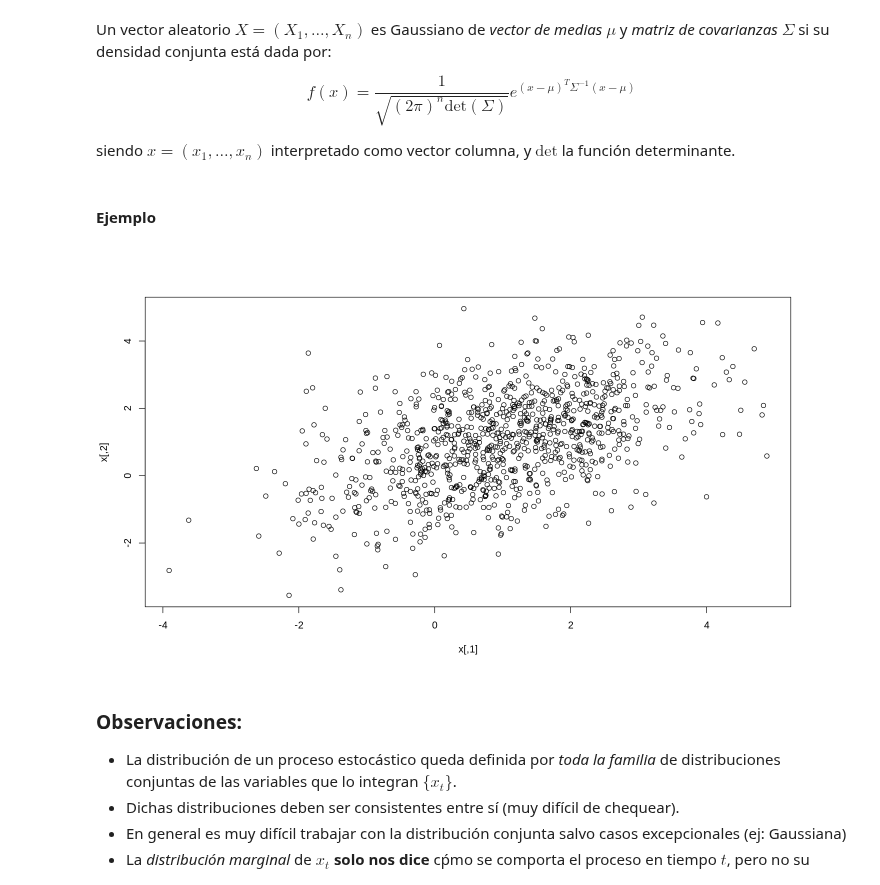
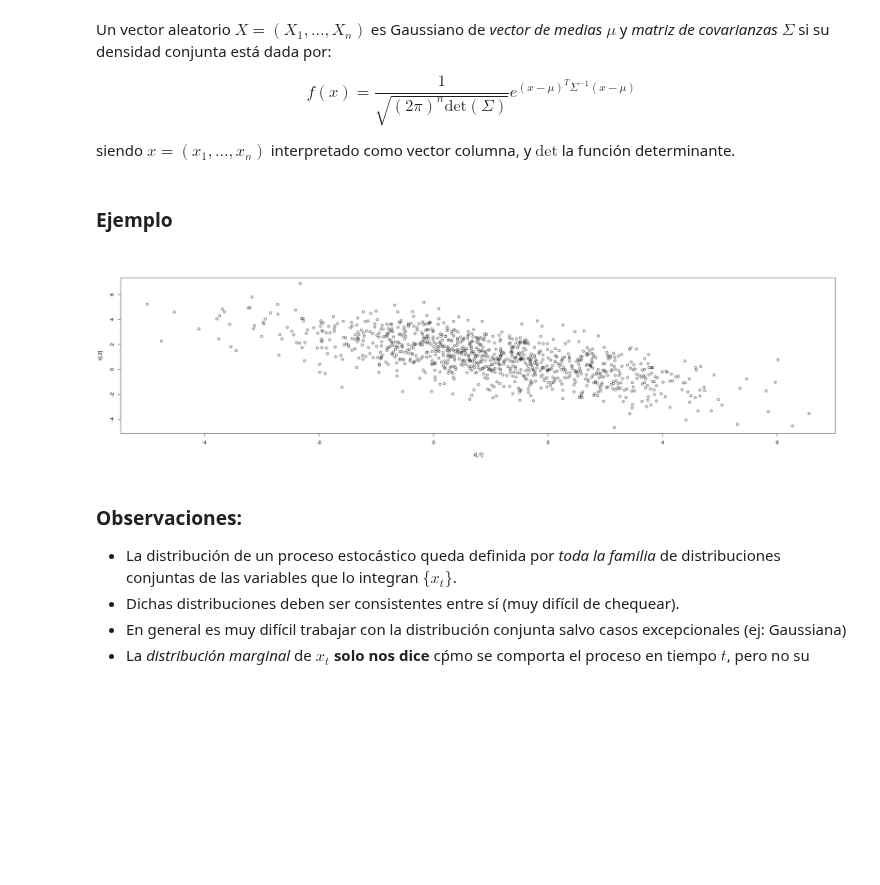
Before and after one commit to aferragu/curso_series_temporales, a Jupyter notebook: Analisis de Series Temporales. Medidas de dependencia.ipynb, the cells around one changed output. Cells and saved outputs as stored; diff of their text form; code cells hidden in the pictures; blank space fills up the shorter version.

```diff
--- a/Analisis de Series Temporales. Medidas de dependencia.ipynb
+++ b/Analisis de Series Temporales. Medidas de dependencia.ipynb
@@ -59,24 +57,22 @@ $$ f(x) = \frac{1}{\sqrt{(2\pi)^n \mathrm{det}(\Sigma)} } e^{(x-\mu)^T \Sigma^{-
 
 siendo $x=(x_1,\ldots,x_n)$ interpretado como vector columna, y $\mathrm{det}$ la función determinante.
 # %% [markdown]
-#### Ejemplo
+### Ejemplo
 # %%
 #Descomentar si no esta instalado el paquete
 #install.packages("mvtnorm")
 
 #llama a la biblioteca Normal Multivariada
 library(mvtnorm)
 
 #Sortea n realizaciones de una gaussiana multivariada de dimension 2.
 #mean es el vector columna de medias. sigma es la matriz cuadrada de covarianzas.
 #Modificar las covarianzas para ver el rol de la matriz.
-x <- rmvnorm(n=1000, mean=c(1,1), sigma=cbind(c(2,1),c(1,2)))
-
-options(repr.plot.width=12, repr.plot.height=7) #ajusta tamaño de graficas
+x <- rmvnorm(n=1000, mean=c(1,1), sigma=cbind(c(3,-2),c(-2,3)))
 
 plot(x) #plotea los puntos
 # %% [output]
-[figure, old version]
+[figure, new version]
 # %% [markdown]
 ### Observaciones:
 
```
Also changed, not shown: parts of 5 cells of this notebook, 3 other files.
